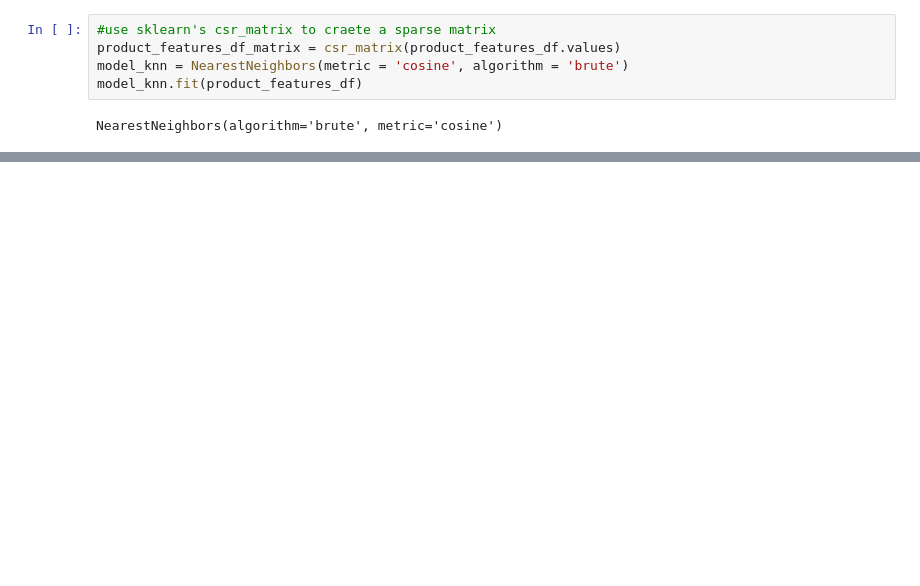
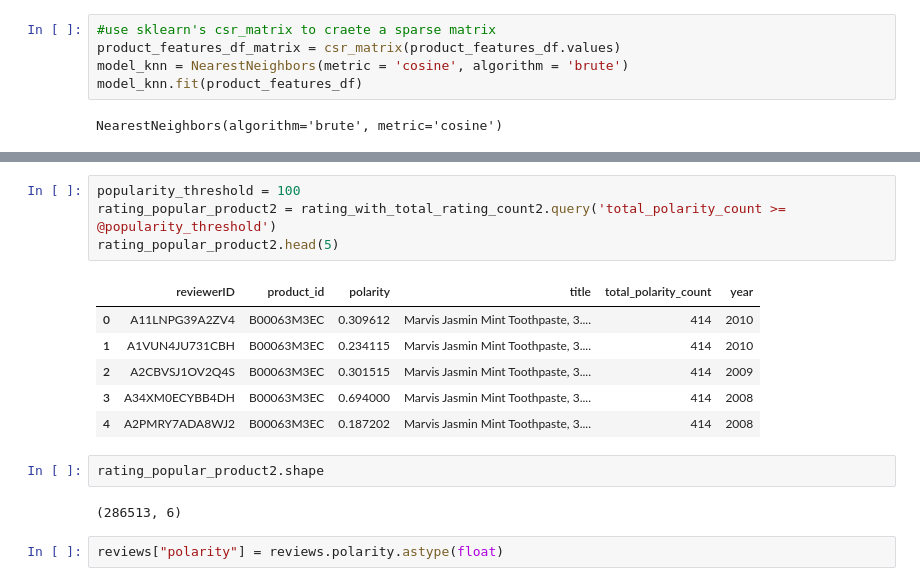
Before and after one commit to nan26/Capstone_project, a Jupyter notebook: Project5/3_Recommendation_system.ipynb, the cells around one changed output, grey strips where cells are left out. Cells and saved outputs as stored; diff of their text form; blank space fills up the shorter version.

```diff
--- a/Project5/3_Recommendation_system.ipynb
+++ b/Project5/3_Recommendation_system.ipynb
@@ -722,0 +792,17 @@ Image(filename='/Users/rudharapathipandiyan/Desktop/my_dsi/dsi_roughpaper/projec
+# %%
+popularity_threshold = 100
+rating_popular_product2 = rating_with_total_rating_count2.query('total_polarity_count >= @popularity_threshold')
+rating_popular_product2.head(5)
+# %% [output]
+|  | reviewerID | product_id | polarity | title | total_polarity_count | year |
+| 0 | A11LNPG39A2ZV4 | B00063M3EC | 0.309612 | Marvis Jasmin Mint Toothpaste, 3.... | 414 | 2010 |
+| 1 | A1VUN4JU731CBH | B00063M3EC | 0.234115 | Marvis Jasmin Mint Toothpaste, 3.... | 414 | 2010 |
+| 2 | A2CBVSJ1OV2Q4S | B00063M3EC | 0.301515 | Marvis Jasmin Mint Toothpaste, 3.... | 414 | 2009 |
+| 3 | A34XM0ECYBB4DH | B00063M3EC | 0.694000 | Marvis Jasmin Mint Toothpaste, 3.... | 414 | 2008 |
+| 4 | A2PMRY7ADA8WJ2 | B00063M3EC | 0.187202 | Marvis Jasmin Mint Toothpaste, 3.... | 414 | 2008 |
+# %%
+rating_popular_product2.shape
+# %% [output]
+(286513, 6)
+# %%
+reviews["polarity"] = reviews.polarity.astype(float)
```
Also changed, not shown: parts of 88 cells of this notebook, 5 other files.
